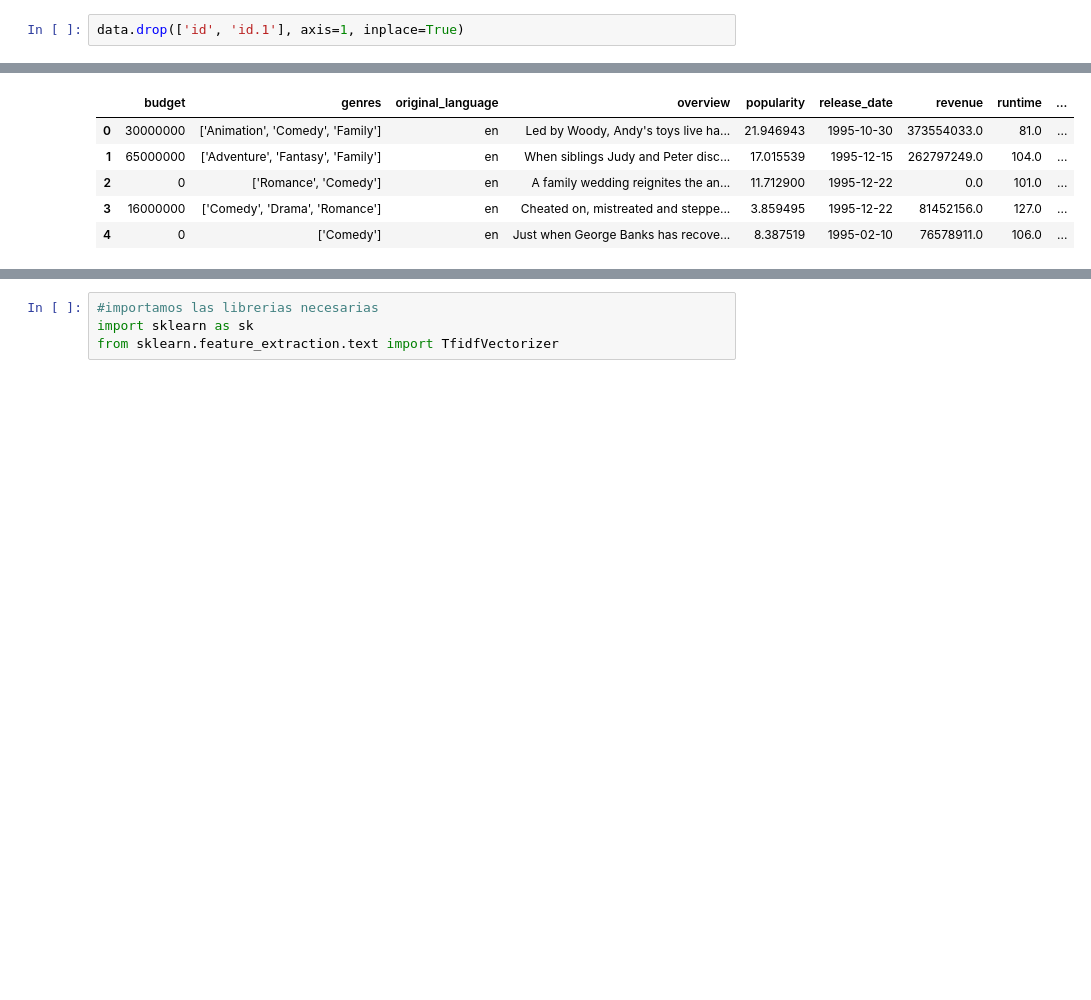
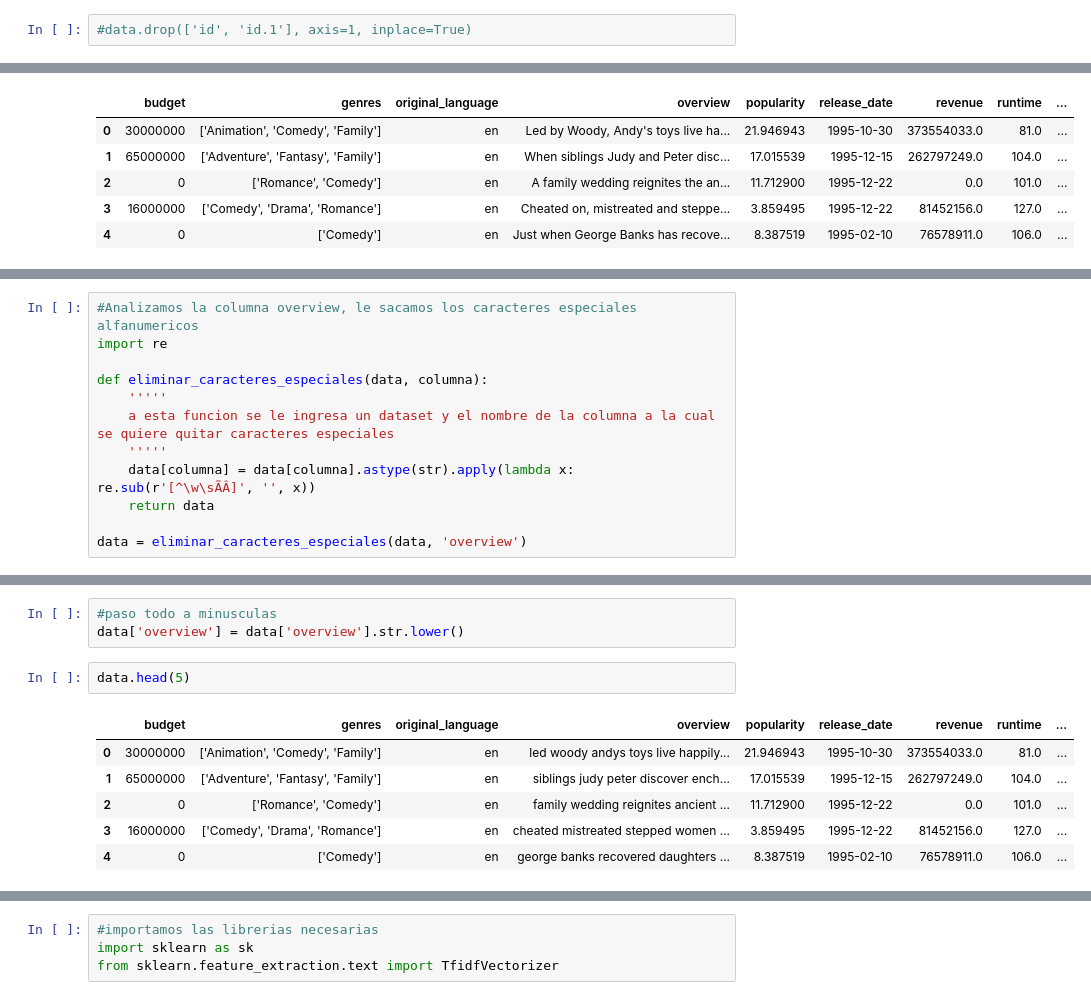
Before and after one commit to caroguzman/HenryDataPI01, a Jupyter notebook: PI01EDA.ipynb, the cells around one changed output, grey strips where cells are left out. Drawn from its saved outputs; the diff is of its cells as text; blank space fills up the shorter version.

```diff
--- a/PI01EDA.ipynb
+++ b/PI01EDA.ipynb
@@ -94,4 +92,4 @@ Chequeamos nulos
 Chequeamos duplicados
 Feature Creation
 # %%
-data.drop(['id', 'id.1'], axis=1, inplace=True)
+#data.drop(['id', 'id.1'], axis=1, inplace=True)
@@ -303,0 +305,12 @@ data.to_csv('./Dataset/datosMoviesPI01.csv', index=False)
+# %%
+#Analizamos la columna overview, le sacamos los caracteres especiales alfanumericos
+import re
+
+def eliminar_caracteres_especiales(data, columna):
+    '''''
+    a esta funcion se le ingresa un dataset y el nombre de la columna a la cual se quiere quitar caracteres especiales
+    '''''
+    data[columna] = data[columna].astype(str).apply(lambda x: re.sub(r'[^\w\sÃÂ]', '', x))
+    return data
+
+data = eliminar_caracteres_especiales(data, 'overview')
@@ -303,0 +337,12 @@ data.to_csv('./Dataset/datosMoviesPI01.csv', index=False)
+# %%
+#paso todo a minusculas
+data['overview'] = data['overview'].str.lower()
+# %%
+data.head(5)
+# %% [output]
+|  | budget | genres | original_language | overview | popularity | release_date | revenue | runtime | ... |
+| 0 | 30000000 | ['Animation', 'Comedy', 'Family'] | en | led woody andys toys live happily... | 21.946943 | 1995-10-30 | 373554033.0 | 81.0 | ... |
+| 1 | 65000000 | ['Adventure', 'Fantasy', 'Family'] | en | siblings judy peter discover ench... | 17.015539 | 1995-12-15 | 262797249.0 | 104.0 | ... |
+| 2 | 0 | ['Romance', 'Comedy'] | en | family wedding reignites ancient ... | 11.712900 | 1995-12-22 | 0.0 | 101.0 | ... |
+| 3 | 16000000 | ['Comedy', 'Drama', 'Romance'] | en | cheated mistreated stepped women ... | 3.859495 | 1995-12-22 | 81452156.0 | 127.0 | ... |
+| 4 | 0 | ['Comedy'] | en | george banks recovered daughters ... | 8.387519 | 1995-02-10 | 76578911.0 | 106.0 | ... |
```
Also changed, not shown: parts of 27 cells of this notebook, 2 other files.
